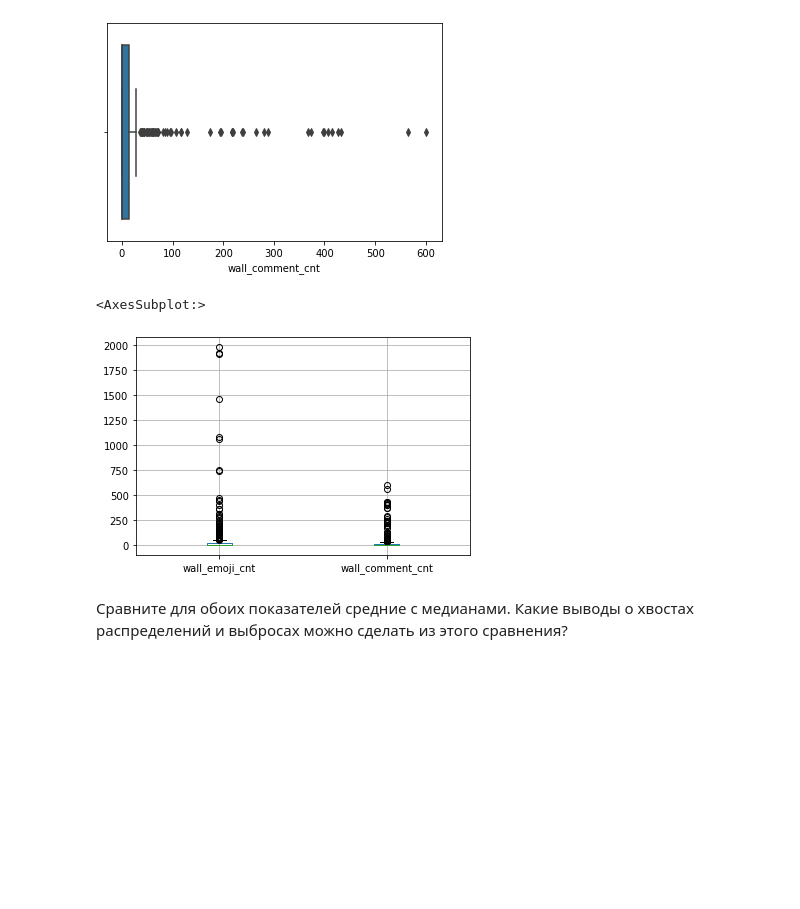
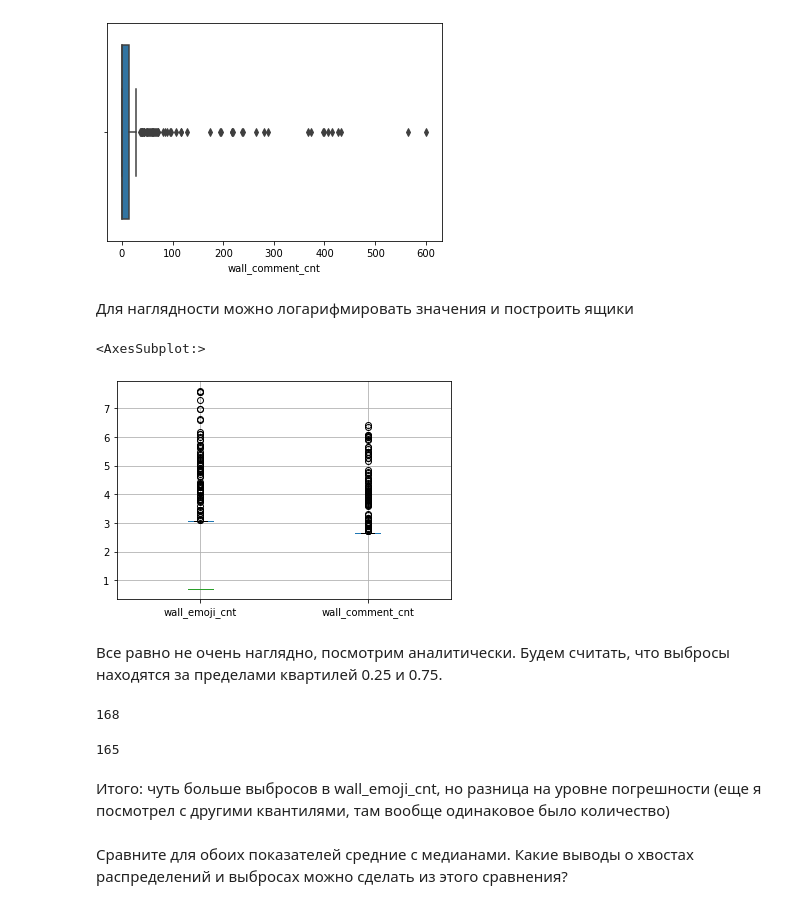
Before and after one commit to DenisKochetov/vk_hse_eda, a Jupyter notebook: hw1_3.ipynb, the cells around one changed output. Drawn from its saved outputs; the diff is of its cells as text; code cells hidden in the pictures; blank space fills up the shorter version.

```diff
--- a/hw1_3.ipynb
+++ b/hw1_3.ipynb
@@ -162,8 +168,12 @@ sns.boxplot(df['wall_comment_cnt'])
 # %% [output]
 <AxesSubplot:xlabel='wall_comment_cnt'>
 [figure]
+# %% [markdown]
+Для наглядности можно логарифмировать значения и построить ящики
 # %%
-df[['wall_emoji_cnt', 'wall_comment_cnt']].boxplot()
+np.log(df[['wall_emoji_cnt', 'wall_comment_cnt']]).boxplot()
 # %% [output]
 <AxesSubplot:>
-[figure, old version]
+[figure, new version]
+# %% [markdown]
+Все равно не очень наглядно, посмотрим аналитически. Будем считать, что выбросы находятся за пределами квартилей 0.25 и 0.75.
@@ -170,3 +187,13 @@ df[['wall_emoji_cnt', 'wall_comment_cnt']].boxplot()
+# %%
+get_outliers_number(df, 'wall_emoji_cnt')
+# %% [output]
+168
+# %%
+get_outliers_number(df, 'wall_comment_cnt')
+# %% [output]
+165
+# %% [markdown]
+Итого: чуть больше выбросов в wall_emoji_cnt, но разница на уровне погрешности (еще я посмотрел с другими квантилями, там вообще одинаковое было количество)
 # %% [markdown]
 Сравните для обоих показателей средние с медианами. Какие выводы о хвостах распределений и выбросах можно сделать из этого сравнения?
 # %%
```
Also changed, not shown: parts of 29 cells of this notebook.
